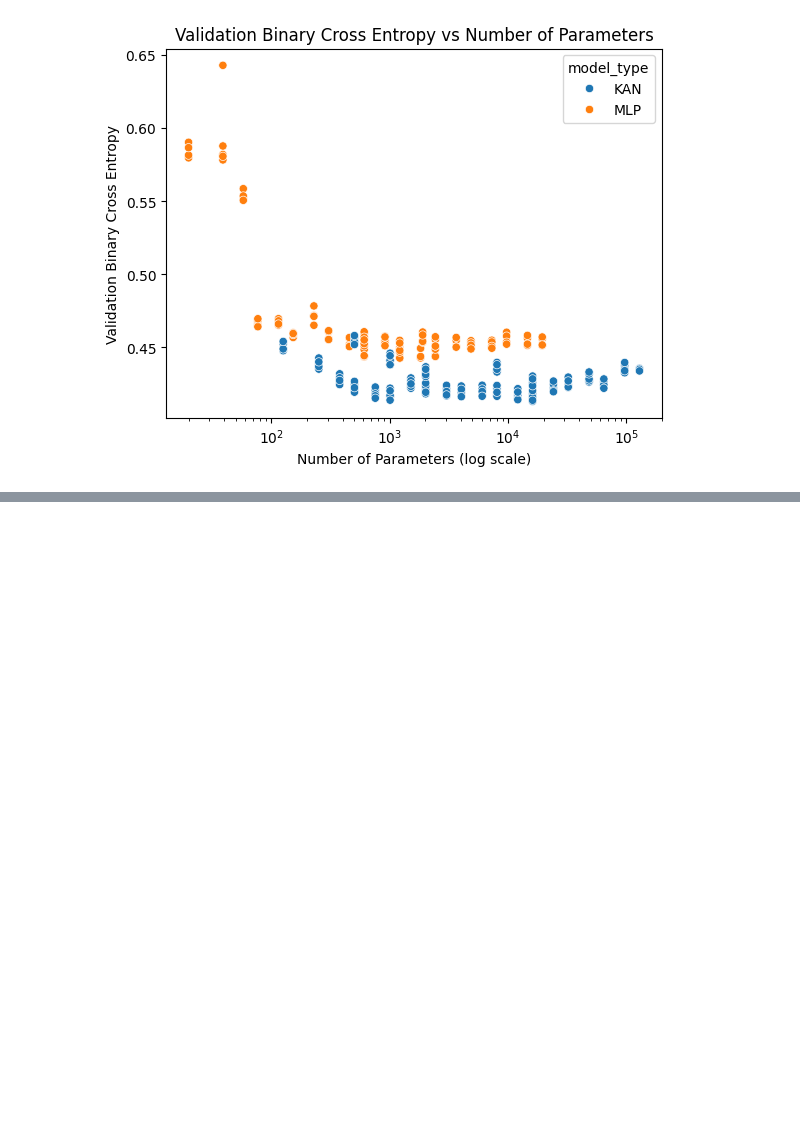
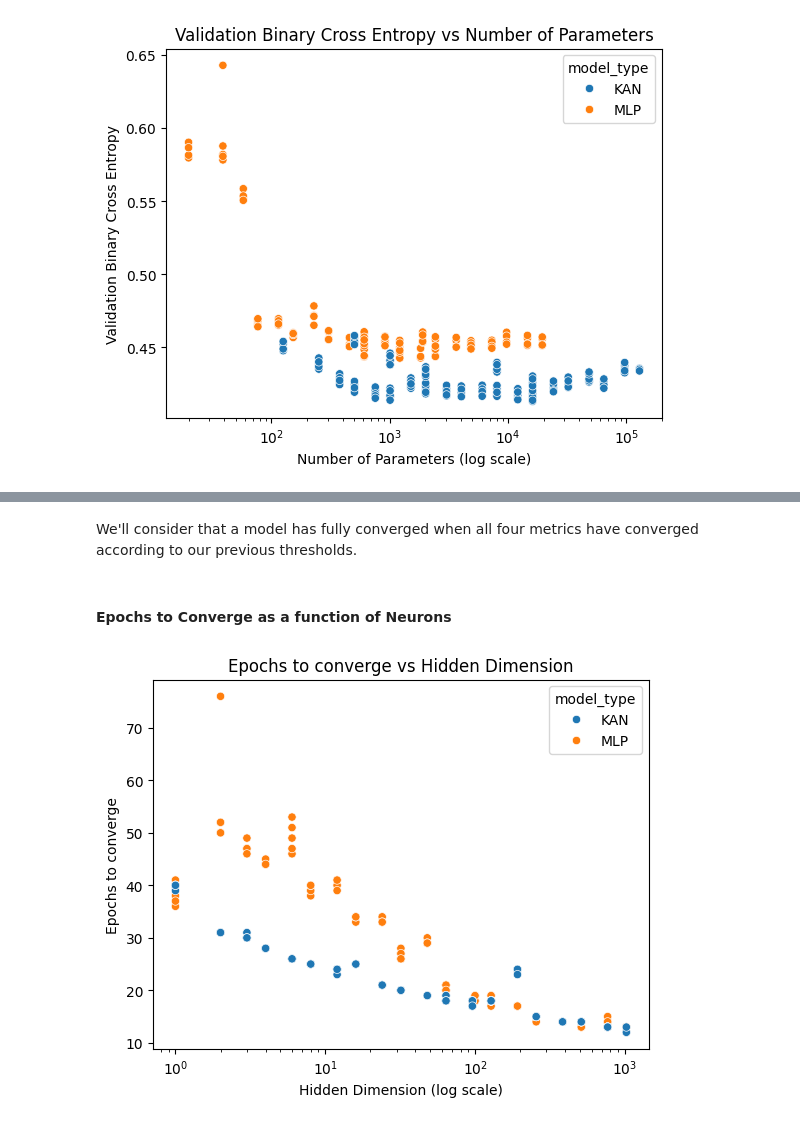
Before and after one commit to AimbotParce/MDS-AML-HiggsBosonKAN, a Jupyter notebook: notebooks/05-analysis.ipynb, the cells around one changed output, grey strips where cells are left out. Saved outputs shown, nothing was run; the diff lists cells and outputs as text; code cells hidden in the pictures; blank space fills up the shorter version.

Commit message:
Add convergence analysis

```diff
--- a/notebooks/05-analysis.ipynb
+++ b/notebooks/05-analysis.ipynb
@@ -495,0 +503,27 @@ plt.xscale("log")
+# %%
+def find_convergence_epoch(row: pd.Series, metric: str, n: int = 5) -> int:
+    """Find the epoch at which the model converged for a given metric."""
+    df = metric_histories[row["run_id"]]
+
+    for epoch in range(n, len(df) + 1):
+        last_n = df.dropna(subset=[metric]).sort_values(by="epoch").head(epoch).tail(n)
+        if len(last_n) < n:
+            continue
+
+        X = last_n["epoch"].values.reshape(-1, 1)
+        y = last_n[metric].values
+
+        model = LinearRegression()
+        model.fit(X, y)
+        slope = model.coef_[0]
+
+        if abs(slope) < thresholds[metric]:
+            return epoch
+    return -1  # Did not converge within the epochs recorded
+
+
+for metric in val_metric_names:
+    print("Computing convergence epochs for metric:", metric)
+    convergence_epoch_column = f"{metric}_convergence_epoch"
+    df[convergence_epoch_column] = df.apply(lambda row: find_convergence_epoch(row, metric), axis=1)
+    print("Finished computing convergence epochs for metric:", metric)
@@ -495,0 +539,22 @@ plt.xscale("log")
+# %% [markdown]
+We'll consider that a model has fully converged when all four metrics have converged according to our previous thresholds.
+# %%
+df["full_convergence_epoch"] = df[[f"{metric}_convergence_epoch" for metric in val_metric_names]].max(axis=1)
+# %% [markdown]
+#### Epochs to Converge as a function of Neurons
+# %%
+import matplotlib.pyplot as plt
+import seaborn as sns
+
+sns.scatterplot(
+    data=df[df["converged"]],
+    x="params.hidden_dim",
+    y="full_convergence_epoch",
+    hue="model_type",
+)
+plt.title("Epochs to converge vs Hidden Dimension")
+plt.xlabel("Hidden Dimension (log scale)")
+plt.ylabel("Epochs to converge")
+plt.xscale("log")
+# %% [output]
+[figure, added]
```
Also changed, not shown: parts of 12 cells of this notebook.
